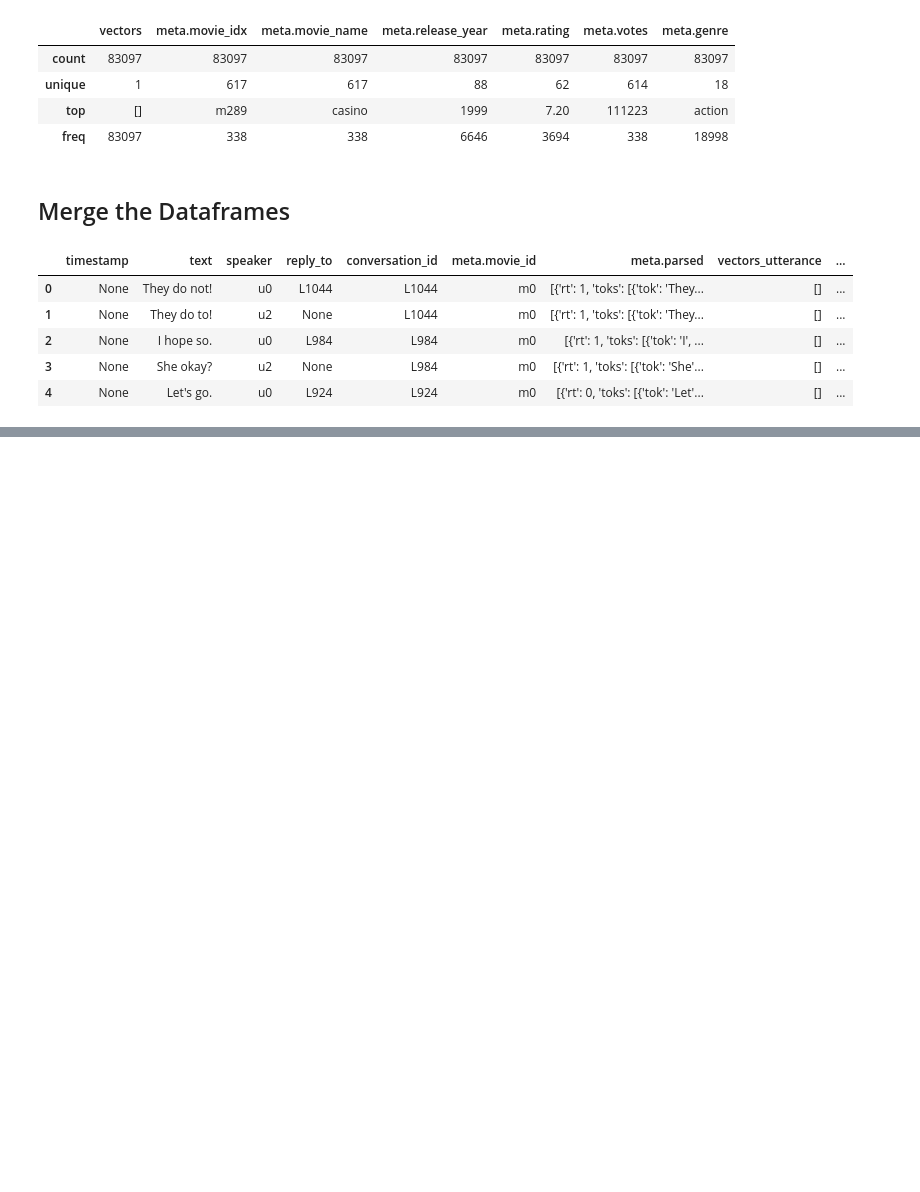
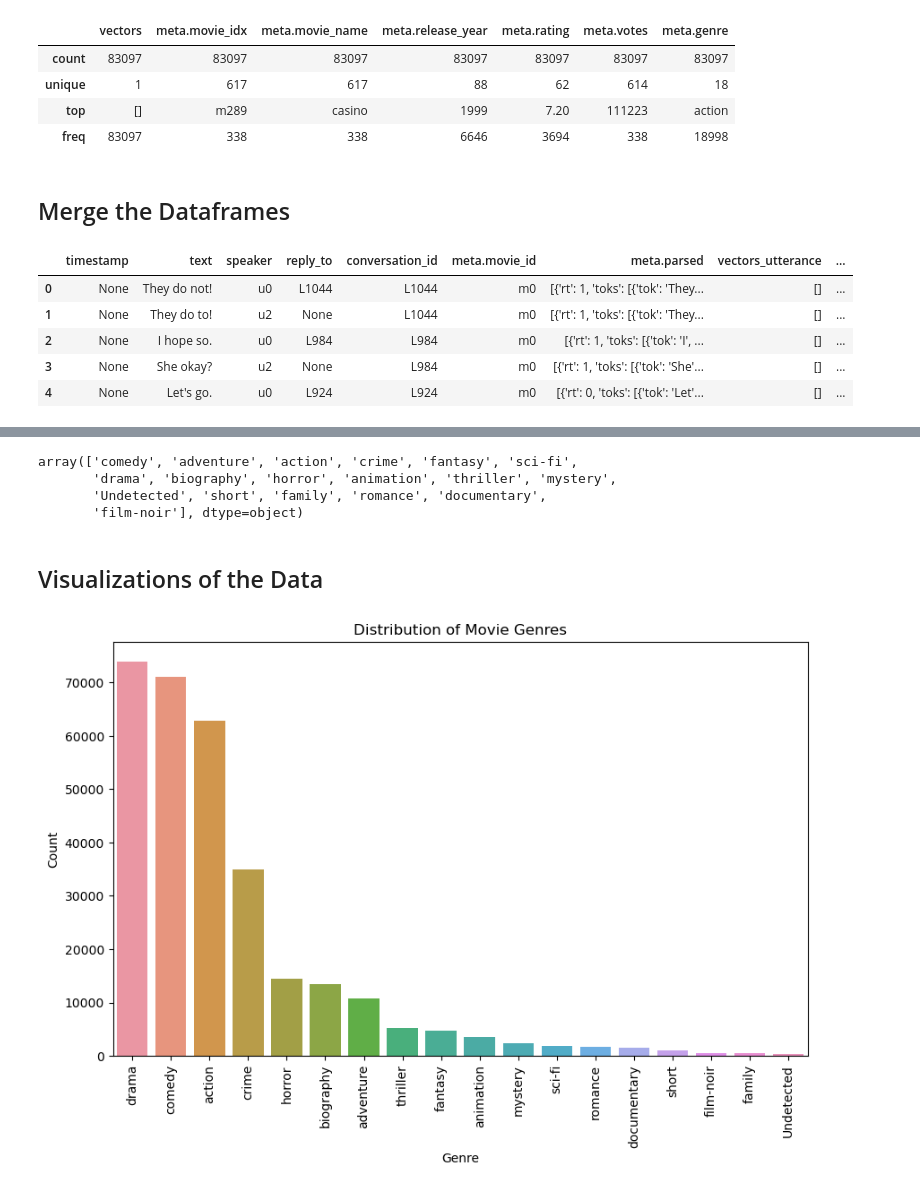
Before and after one commit to joda-cbs/NLP-Project, a Jupyter notebook: Movie Corpus.ipynb, the cells around one changed output, grey strips where cells are left out. Drawn from its saved outputs; the diff is of its cells as text; code cells hidden in the pictures; blank space fills up the shorter version.

```diff
--- a/Movie Corpus.ipynb
+++ b/Movie Corpus.ipynb
@@ -144,0 +167,4 @@ merged_df.head()
+# %%
+merged_df['meta.rating'] = pd.to_numeric(merged_df['meta.rating'], errors='coerce')
+merged_df['meta.votes'] = pd.to_numeric(merged_df['meta.votes'], errors='coerce')
+merged_df.info()
@@ -144,0 +218,23 @@ merged_df.head()
+# %%
+merged_df['meta.genre'] = merged_df['meta.genre'].replace('', 'Undetected')
+merged_df['meta.genre'].unique()
+# %% [output]
+array(['comedy', 'adventure', 'action', 'crime', 'fantasy', 'sci-fi',
+       'drama', 'biography', 'horror', 'animation', 'thriller', 'mystery',
+       'Undetected', 'short', 'family', 'romance', 'documentary',
+       'film-noir'], dtype=object)
+# %% [markdown]
+## Visualizations of the Data
+# %%
+# Distribution of movie genres
+genre_counts = merged_df['meta.genre'].value_counts()
+
+plt.figure(figsize=(10, 6))
+sns.barplot(x=genre_counts.index, y=genre_counts.values)
+plt.title('Distribution of Movie Genres')
+plt.xlabel('Genre')
+plt.ylabel('Count')
+plt.xticks(rotation=90)
+plt.show()
+# %% [output]
+[figure, added]
```
Also changed, not shown: parts of 8 cells of this notebook.
